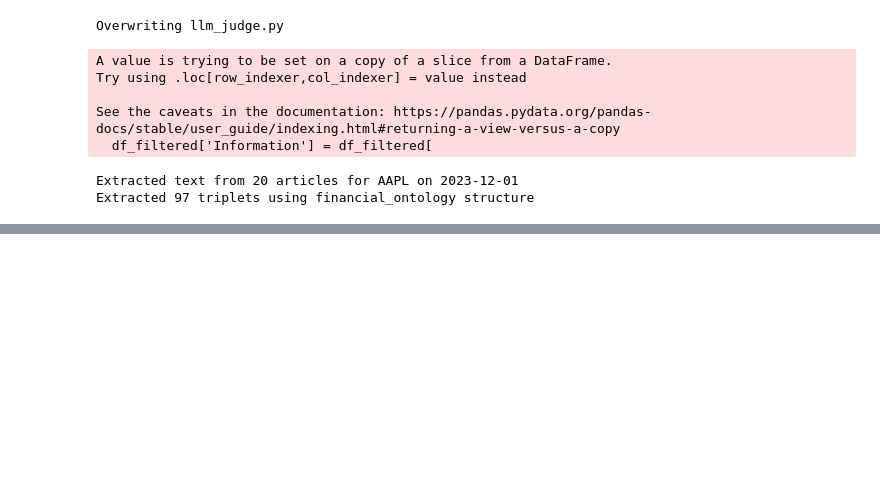
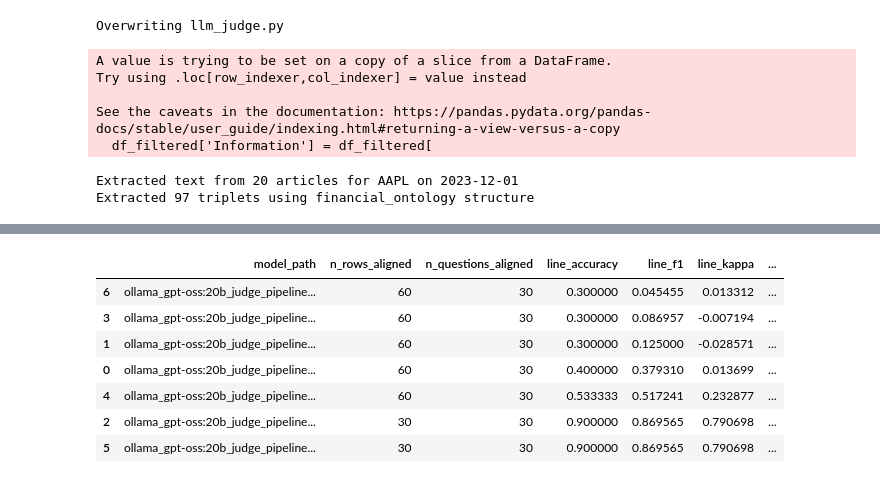
Before and after one commit to minhdq-98/IDM-2025, a Jupyter notebook: pipeline1_dang_edit.ipynb, the cells around one changed output, grey strips where cells are left out. Drawn from its saved outputs; the diff is of its cells as text; code cells hidden in the pictures; blank space fills up the shorter version.

Commit message:
Update running pipeline prior to actual report

```diff
--- a/pipeline1_dang_edit.ipynb
+++ b/pipeline1_dang_edit.ipynb
@@ -933,0 +1877,12 @@ reasoning
+# %%
+model_compare_human = pd.read_csv("results/human/model_eval_summary.csv")
+model_compare_human.sort_values("question_f1")
+# %% [output]
+|  | model_path | n_rows_aligned | n_questions_aligned | line_accuracy | line_f1 | line_kappa | ... |
+| 6 | ollama_gpt-oss:20b_judge_pipeline... | 60 | 30 | 0.300000 | 0.045455 | 0.013312 | ... |
+| 3 | ollama_gpt-oss:20b_judge_pipeline... | 60 | 30 | 0.300000 | 0.086957 | -0.007194 | ... |
+| 1 | ollama_gpt-oss:20b_judge_pipeline... | 60 | 30 | 0.300000 | 0.125000 | -0.028571 | ... |
+| 0 | ollama_gpt-oss:20b_judge_pipeline... | 60 | 30 | 0.400000 | 0.379310 | 0.013699 | ... |
+| 4 | ollama_gpt-oss:20b_judge_pipeline... | 60 | 30 | 0.533333 | 0.517241 | 0.232877 | ... |
+| 2 | ollama_gpt-oss:20b_judge_pipeline... | 30 | 30 | 0.900000 | 0.869565 | 0.790698 | ... |
+| 5 | ollama_gpt-oss:20b_judge_pipeline... | 30 | 30 | 0.900000 | 0.869565 | 0.790698 | ... |
```
Also changed, not shown: parts of 28 cells of this notebook, 29 other files.
